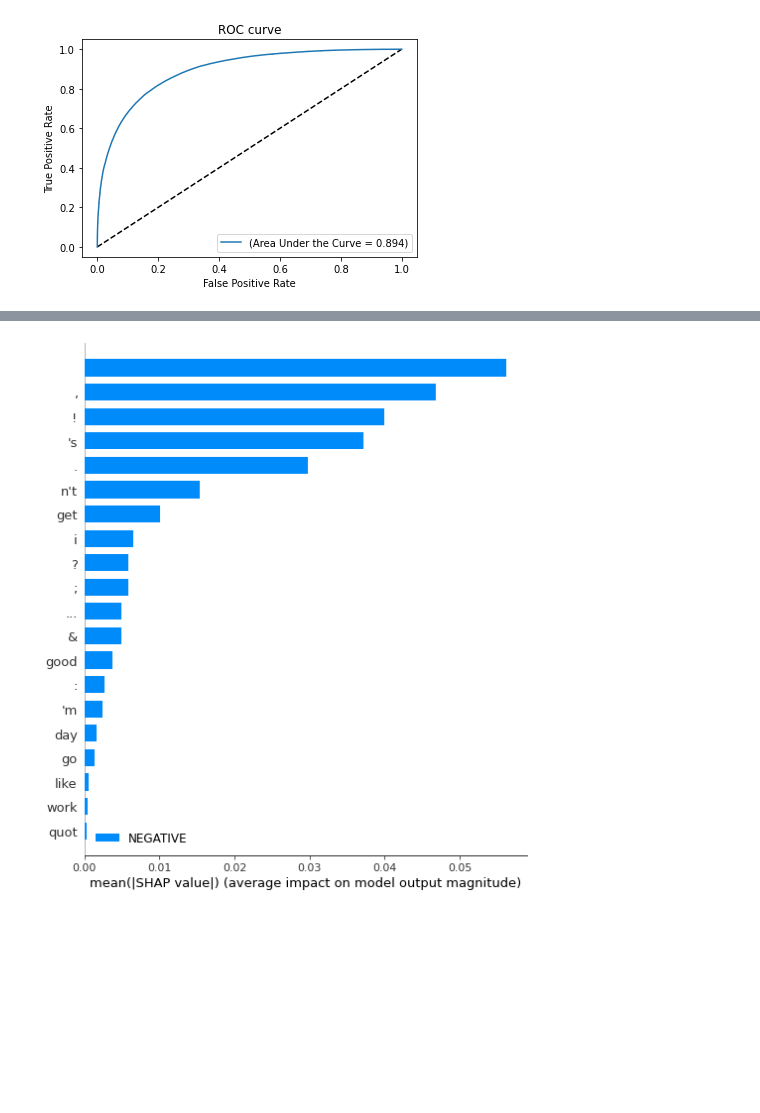
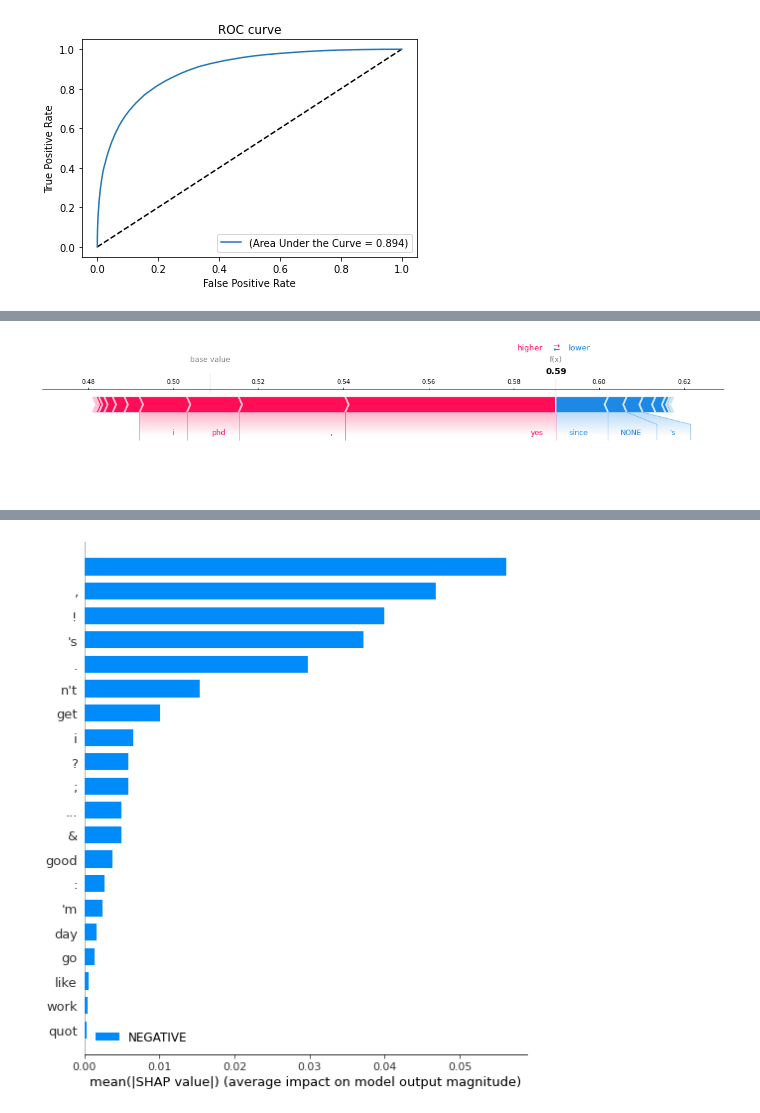
Before and after one commit to AIoT-Lab-ZU/Binary-SA, a Jupyter notebook: LSTM.ipynb, the cells around one changed output, grey strips where cells are left out. Drawn from its saved outputs; the diff is of its cells as text; code cells hidden in the pictures; blank space fills up the shorter version.

```diff
--- a/LSTM.ipynb
+++ b/LSTM.ipynb
@@ -544 +545,6 @@ shap.force_plot(explainer.expected_value[0], shap_values[0][1], x_test_words[1])
+# %%
+shap.force_plot(explainer.expected_value[0], shap_values[0][2], x_test_words[2],show=False, matplotlib=True)
+plt.savefig('shap3.png')
+# %% [output]
+[figure, added]
 # %%
```
Also changed, not shown: parts of 5 cells of this notebook, 2 other files.
